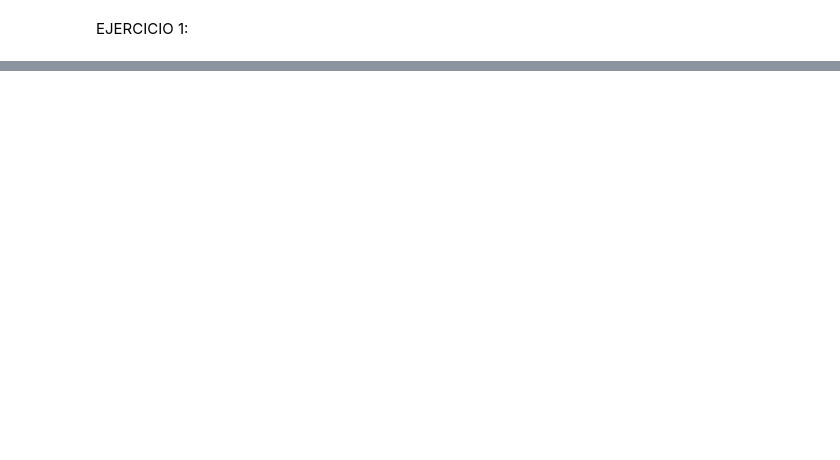
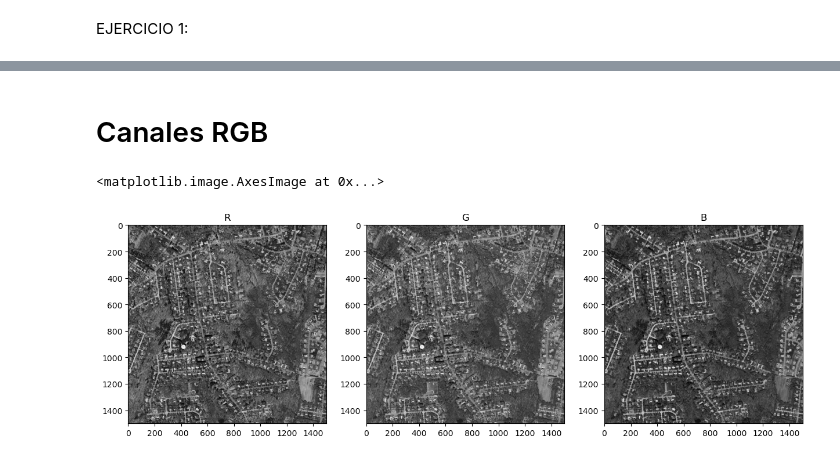
Before and after one commit to PabloCobelo/P3_PVC, a Jupyter notebook: main.ipynb, the cells around one changed output, grey strips where cells are left out. Cells and saved outputs as stored; diff of their text form; code cells hidden in the pictures; blank space fills up the shorter version.

```diff
--- a/main.ipynb
+++ b/main.ipynb
@@ -53,0 +29,18 @@ Prueba commit
+# %%
+# Rutas de los directorios
+carpeta_sat = 'DataSet_1/roads/sat'
+carpeta_gt = 'DataSet_1/roads/gt'
+
+# Obtenemos las mágenes de satélite:
+imgs_sat = []
+for f in os.listdir(carpeta_sat):
+    img = Image.open(os.path.join(carpeta_sat, f))
+    img_np = np.array(img)
+    imgs_sat.append(img_np)
+
+# Obtenemos las imágenes de salida:
+imgs_gt = []
+for f in os.listdir(carpeta_gt):
+    img = Image.open(os.path.join(carpeta_gt, f))
+    img_np = np.array(img) > 0
+    imgs_gt.append(img_np)
@@ -53,0 +73,16 @@ Prueba commit
+# %% [markdown]
+# Canales RGB
+# %%
+road_ejemplo = imgs_sat[11]
+
+plt.rcParams["figure.figsize"] = [15, 15]
+
+plt.subplot(131, title='R')
+plt.imshow(road_ejemplo[:,:,0], cmap='gray')
+plt.subplot(132, title='G')
+plt.imshow(road_ejemplo[:,:,1], cmap='gray')
+plt.subplot(133, title='B')
+plt.imshow(road_ejemplo[:,:,2], cmap='gray')
+# %% [output]
+<matplotlib.image.AxesImage at 0x...>
+[figure, added]
```
Also changed, not shown: parts of 17 cells of this notebook, 41 other files.
